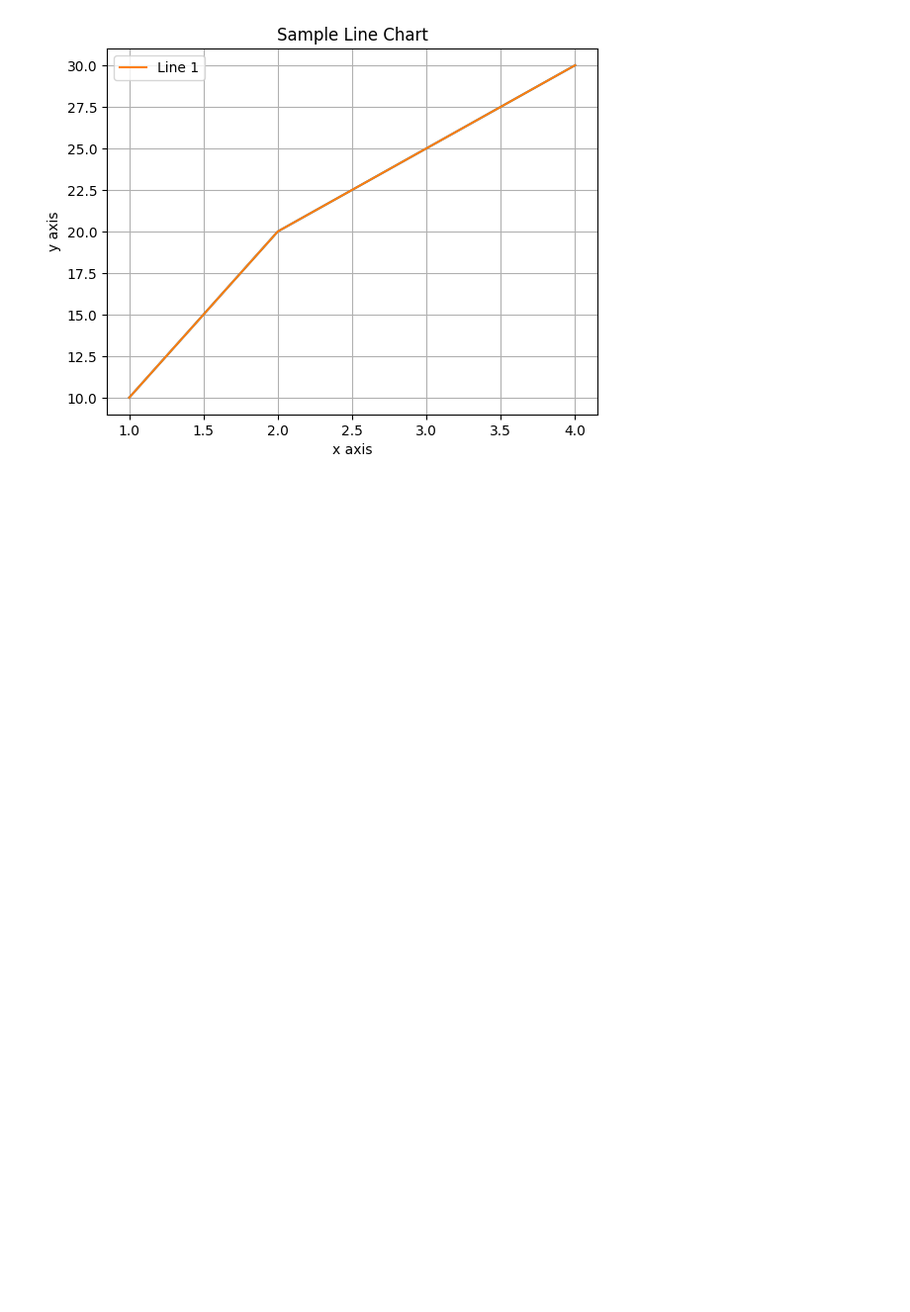
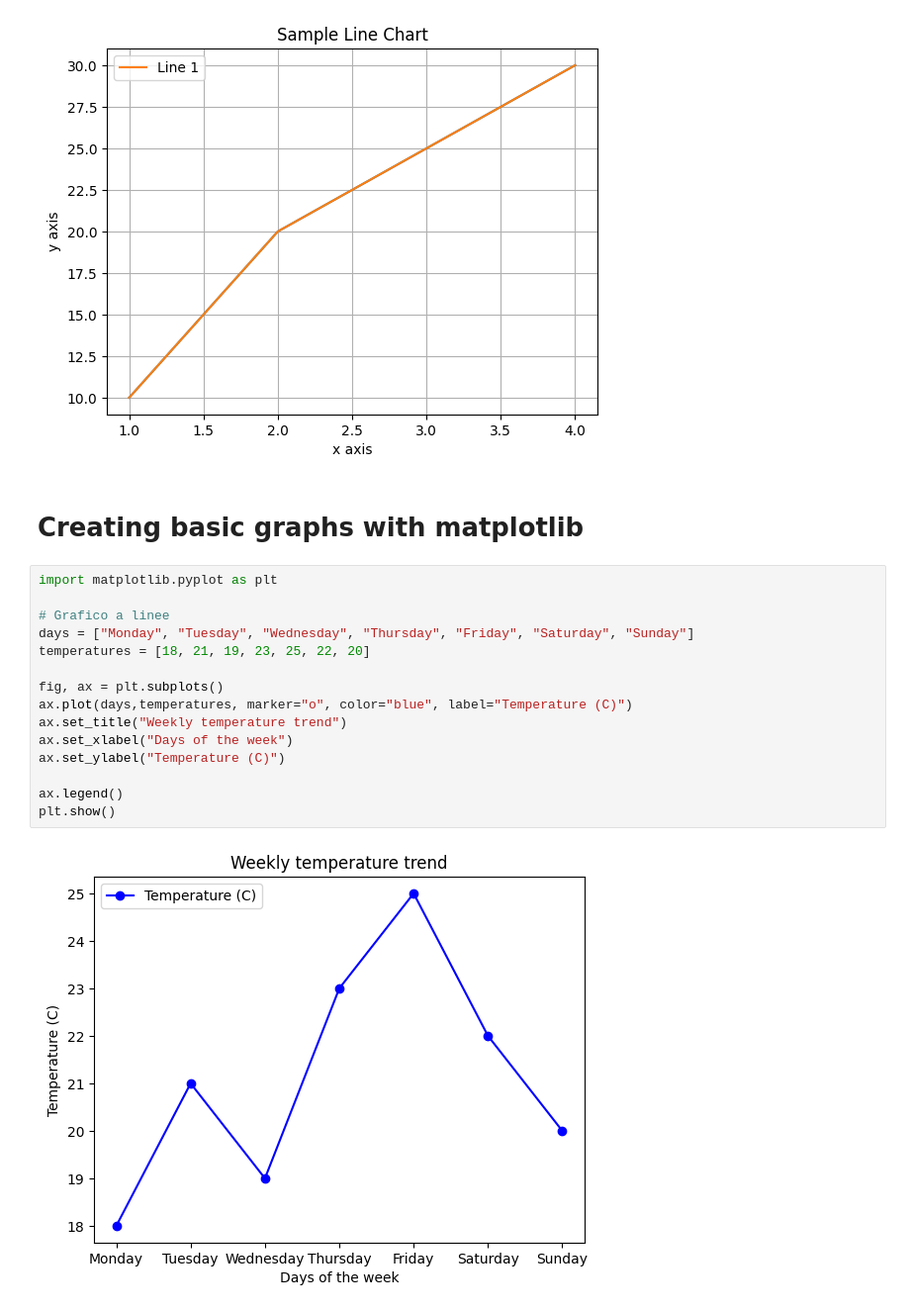
Before and after one commit to vittyGalaxy/py-training, a Jupyter notebook: Pandas, Matplotlib, Seaborn.ipynb, the cells around one changed output. Shown at 99% size. Cells and saved outputs as stored; diff of their text form; blank space fills up the shorter version.

Commit message:
implemtented Creating basic graphs with matplotlib

```diff
--- a/Pandas, Matplotlib, Seaborn.ipynb
+++ b/Pandas, Matplotlib, Seaborn.ipynb
@@ -399,3 +399,22 @@ ax.legend()
 plt.show()
 # %% [output]
 [figure]
+# %% [markdown]
+# Creating basic graphs with matplotlib
+# %%
+import matplotlib.pyplot as plt
+
+# Grafico a linee
+days = ["Monday", "Tuesday", "Wednesday", "Thursday", "Friday", "Saturday", "Sunday"]
+temperatures = [18, 21, 19, 23, 25, 22, 20]
+
+fig, ax = plt.subplots()
+ax.plot(days,temperatures, marker="o", color="blue", label="Temperature (C)")
+ax.set_title("Weekly temperature trend")
+ax.set_xlabel("Days of the week")
+ax.set_ylabel("Temperature (C)")
+
+ax.legend()
+plt.show()
+# %% [output]
+[figure, added]
```
Also changed, not shown: parts of 2 cells of this notebook.
